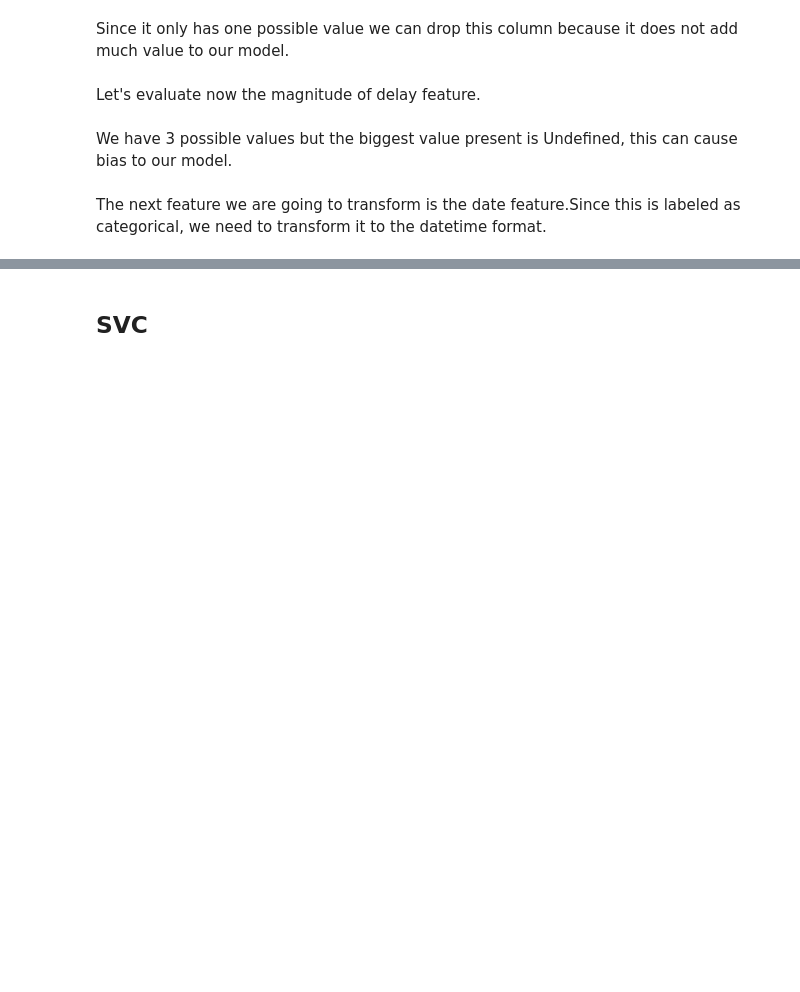
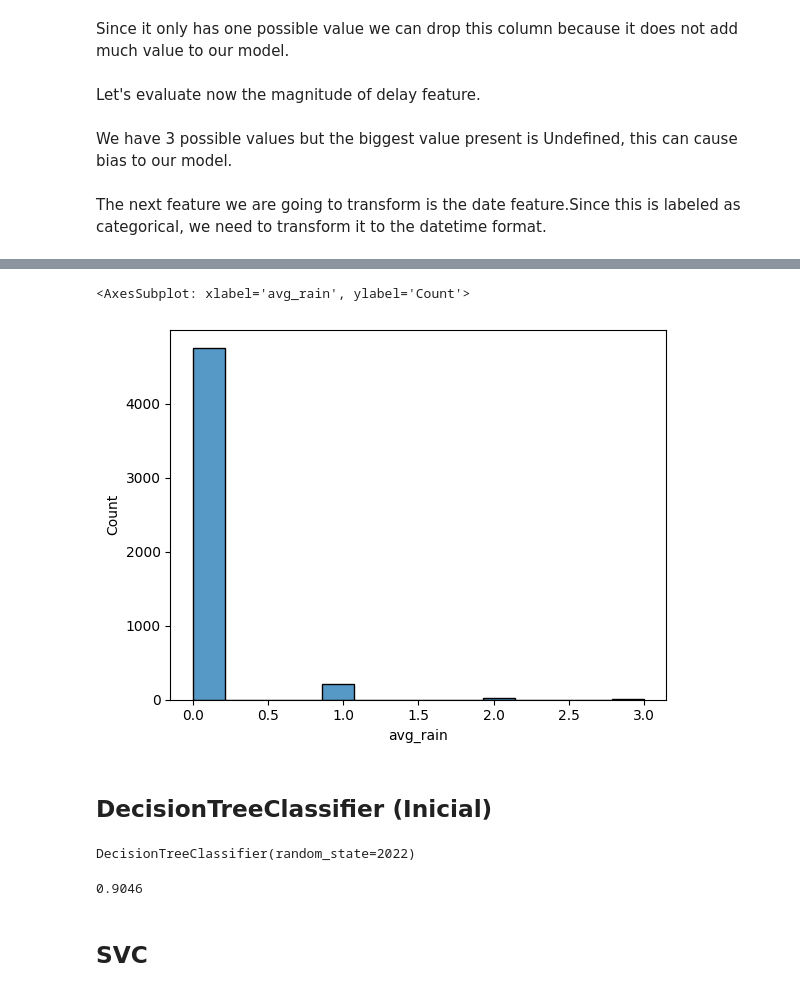
Before and after one commit to ShiiVa03/DAA, a Jupyter notebook: group.ipynb, the cells around one changed output, grey strips where cells are left out. Drawn from its saved outputs; the diff is of its cells as text; code cells hidden in the pictures; blank space fills up the shorter version.

```diff
--- a/group.ipynb
+++ b/group.ipynb
@@ -131,3 +201,16 @@ test.drop('record_date',axis=1,inplace=True)
+# %%
+sns.histplot(dt.avg_rain)
+# %% [output]
+<AxesSubplot: xlabel='avg_rain', ylabel='Count'>
+[figure, added]
 # %%
 X_train = dt.drop(['incidents'],axis=1)
 y_train = dt['incidents'].to_frame()
+# %% [markdown]
+## DecisionTreeClassifier (Inicial)
+# %%
+from sklearn.tree import DecisionTreeClassifier
+model = DecisionTreeClassifier(random_state=2022)
+model.fit(X_train,y_train)
+# %% [output]
+DecisionTreeClassifier(random_state=2022)
@@ -134,3 +219,9 @@ y_train = dt['incidents'].to_frame()
+# %%
+from sklearn.model_selection import cross_val_score
+scores = cross_val_score(model,X_train,y_train,cv=10,scoring='accuracy')
+print(scores.mean())
+# %% [output]
+0.9046
 # %% [markdown]
 ## SVC
 # %%
```
Also changed, not shown: parts of 20 cells of this notebook, 1 other file.
